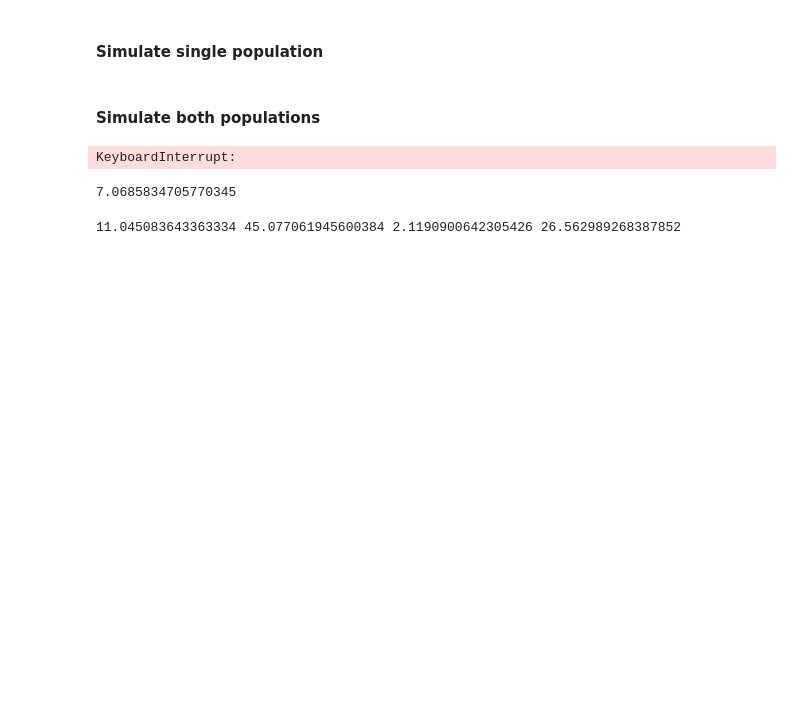
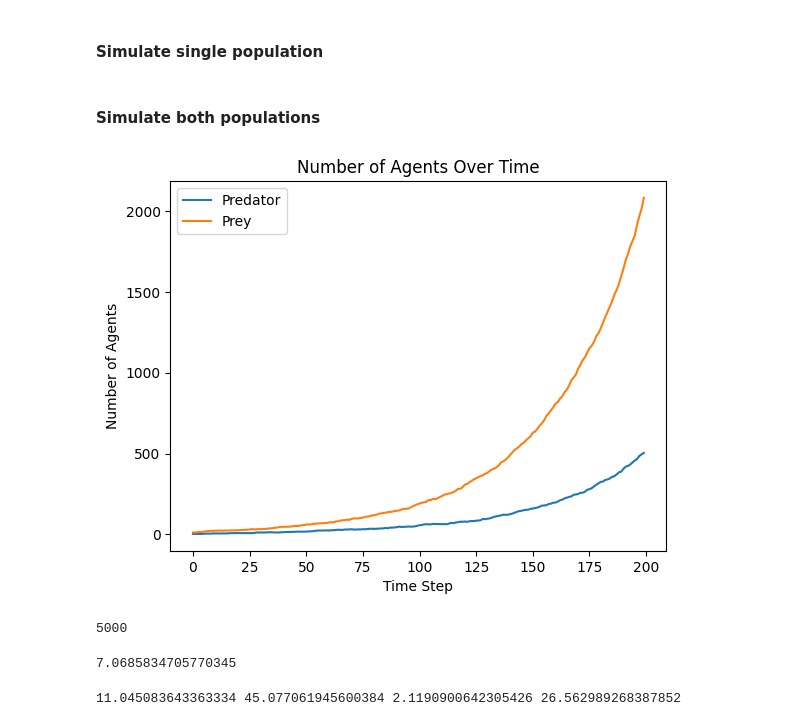
Before and after one commit to IlyaSchneider10/BottMedical_Microbiome, a Jupyter notebook: Play_around.ipynb, the cells around one changed output. Cells and saved outputs as stored; diff of their text form; code cells hidden in the pictures; blank space fills up the shorter version.

```diff
--- a/Play_around.ipynb
+++ b/Play_around.ipynb
@@ -51,33 +50,37 @@ plt.show()
 #### Simulate both populations
 # %%
 #Making x steps with in the model
-x = 400
+x = 200
 
-model = Microbiome(3, 12, False, 50, 50, immediate_killing = False)
+model = Microbiome(4, 20, False, 50, 50, immediate_killing = False)
 for i in range(x):
     model.step()
 
 # Check the numbers of agents
 
 agent_num_data = model.datacollector.get_model_vars_dataframe()
 num_of_agents_1 = agent_num_data.loc[:,"Type_a_1"]
 num_of_agents_2 = agent_num_data.loc[:,"Type_a_2"]
 number_of_time_steps = agent_num_data.index
 
 # Plotting the number of agents over time
 plt.plot(number_of_time_steps, num_of_agents_1, label = "Predator")
 plt.plot(number_of_time_steps, num_of_agents_2, label = "Prey")
 
 # Adding labels and title
 plt.legend()
 plt.xlabel('Time Step')
 plt.ylabel('Number of Agents')
 plt.title('Number of Agents Over Time')
 
 # Displaying the plot
 plt.show()
 # %% [output]
-KeyboardInterrupt:
+[figure, added]
+# %%
+50*50*2
+# %% [output]
+5000
 # %%
 s_mutens_radius = 0.75 # micrometers
 average_bacteria_area = 4*math.pi*s_mutens_radius**2
```
Also changed, not shown: parts of 1 cell of this notebook, 2 other files.
